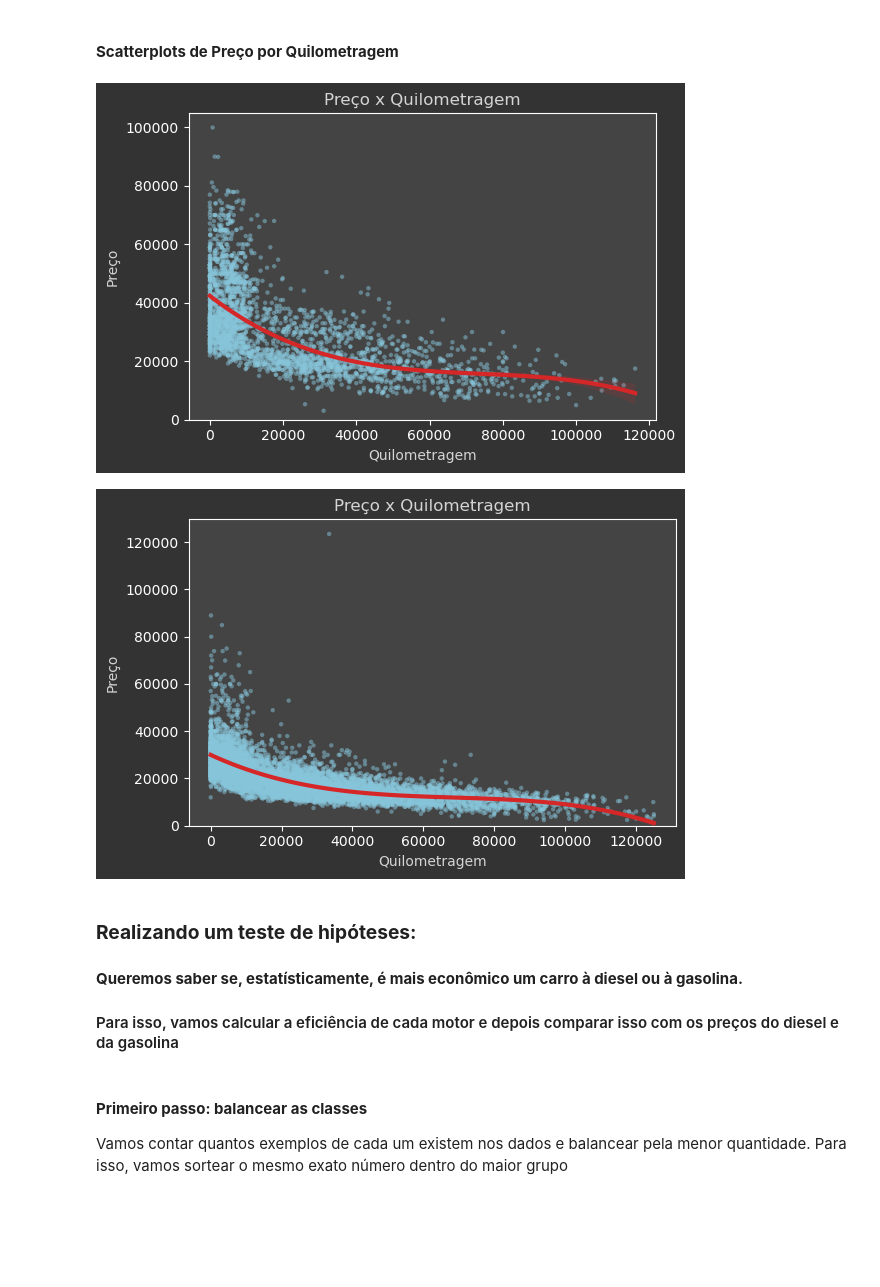
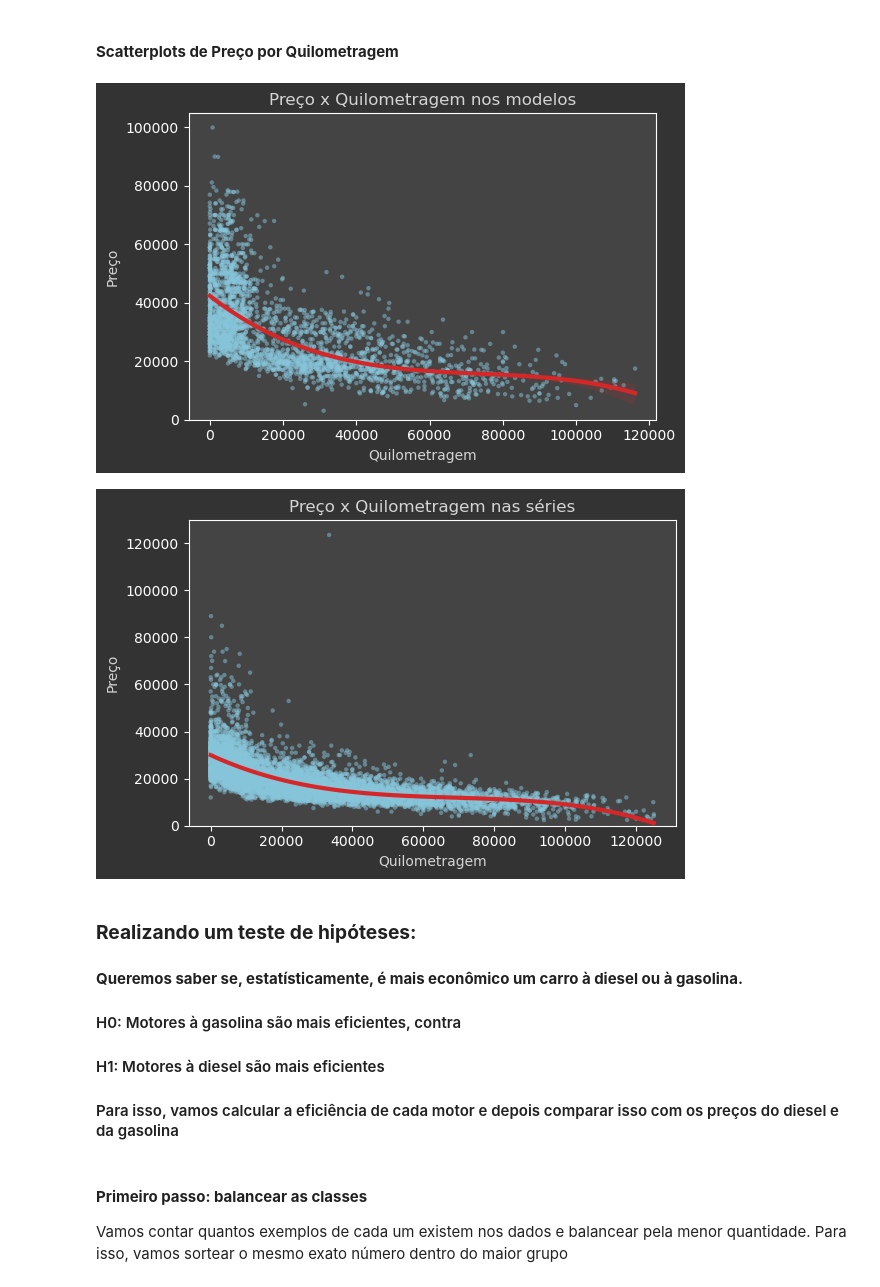
Before and after one commit to DemoreDev/trabalhos_pcd, a Jupyter notebook: bmw.ipynb, the cells around one changed output. Saved outputs shown, nothing was run; the diff lists cells and outputs as text; code cells hidden in the pictures; blank space fills up the shorter version.

Commit message:
muda legendas no eixo 1

```diff
--- a/bmw.ipynb
+++ b/bmw.ipynb
@@ -529,25 +529,25 @@ plt.show()
 # %%
 fig, axes = plt.subplots(nrows=1, ncols=1, figsize=(6, 4))
 
 # Preço x Quilometragem
 sns.regplot(
     data=df_models_filtered,
     x='quilometragem',
     y='preço',
     scatter_kws={'alpha': 0.5, 's': 10, 'edgecolor': 'none', 'color': '#87c5da'},
     line_kws={'color': '#d62728', 'linewidth': 3},
     order=3,
     ax=axes
 )
-axes.set_title('Preço x Quilometragem', color='#d4d4d4', fontsize=12)
+axes.set_title('Preço x Quilometragem nos modelos', color='#d4d4d4', fontsize=12)
 axes.set_ylabel('Preço', color='#d4d4d4')
 axes.set_xlabel('Quilometragem', color='#d4d4d4')
 axes.set_ylim(bottom=0)
 
 plt.tight_layout()
 plt.show()
 # %% [output]
-[figure, old version]
+[figure, new version]
 # %%
 fig, axes = plt.subplots(nrows=1, ncols=1, figsize=(6, 4))
 
@@ -561,7 +561,7 @@ sns.regplot(
     order=3,
     ax=axes
 )
-axes.set_title('Preço x Quilometragem', color='#d4d4d4', fontsize=12)
+axes.set_title('Preço x Quilometragem nas séries', color='#d4d4d4', fontsize=12)
 axes.set_ylabel('Preço', color='#d4d4d4')
 axes.set_xlabel('Quilometragem', color='#d4d4d4')
 axes.set_ylim(bottom=0)
@@ -569,10 +569,12 @@ axes.set_ylim(bottom=0)
 plt.tight_layout()
 plt.show()
 # %% [output]
-[figure, old version]
+[figure, new version]
 # %% [markdown]
 ### **Realizando um teste de hipóteses:**
 #### **Queremos saber se, estatísticamente, é mais econômico um carro à diesel ou à gasolina.**
+#### H0: Motores à gasolina são mais eficientes, contra
+#### H1: Motores à diesel são mais eficientes
 #### Para isso, vamos calcular a eficiência de cada motor e depois comparar isso com os preços do diesel e da gasolina
 # %% [markdown]
 #### **Primeiro passo: balancear as classes**
```
Also changed, not shown: parts of 5 cells of this notebook.
